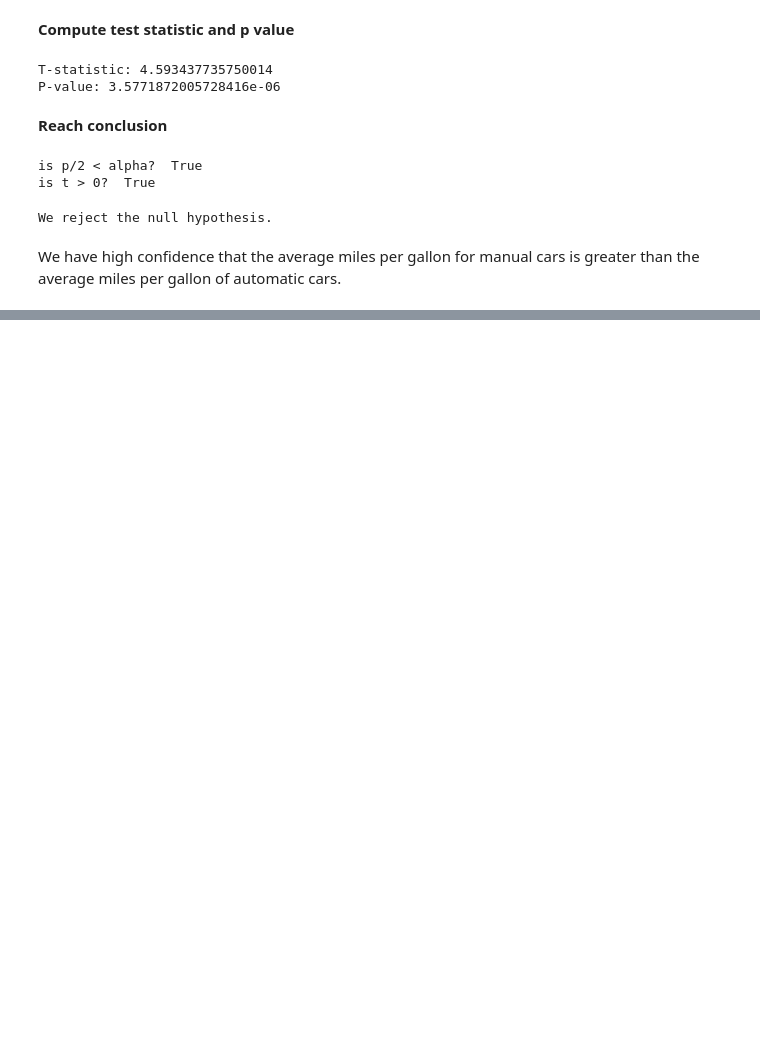
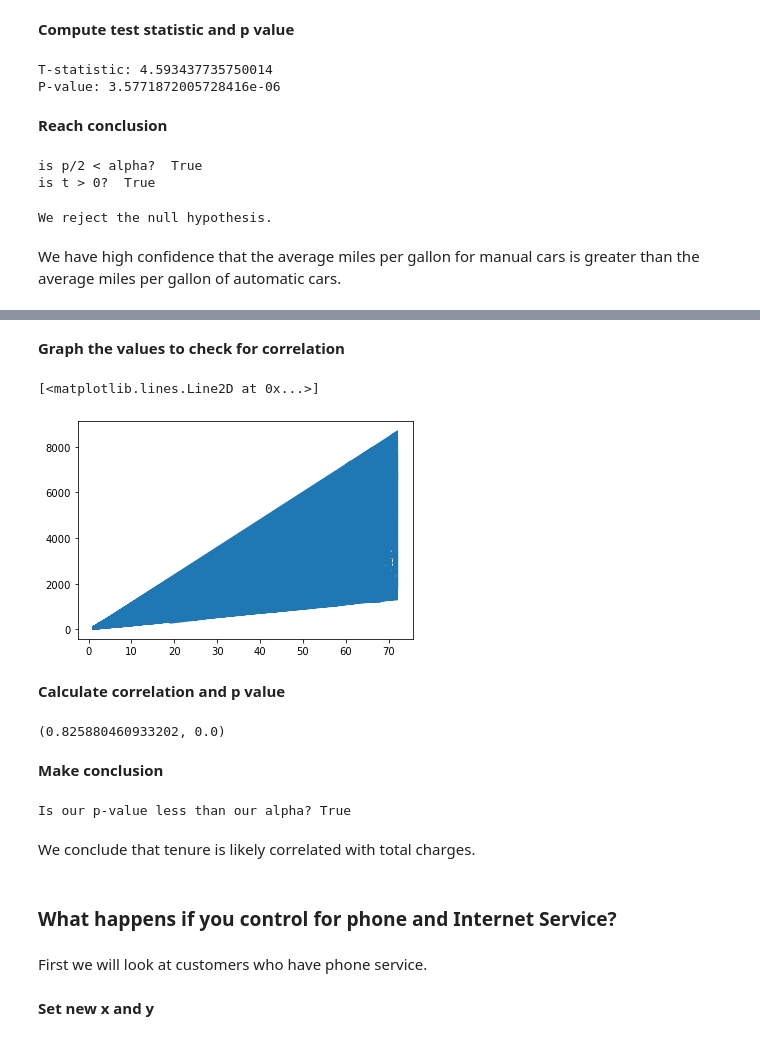
Before and after one commit to malachi-hale/statistics-exercises, a Jupyter notebook: hypothesis_testing.ipynb, the cells around one changed output, grey strips where cells are left out. Saved outputs shown, nothing was run; the diff lists cells and outputs as text; code cells hidden in the pictures; blank space fills up the shorter version.

```diff
--- a/hypothesis_testing.ipynb
+++ b/hypothesis_testing.ipynb
@@ -477,0 +544,31 @@ We have high confidence that the average miles per gallon for manual cars is gre
+# %%
+x = telco[telco.tenure > 0].tenure
+y = telco[telco.tenure > 0].TotalCharges
+# %% [markdown]
+**Graph the values to check for correlation**
+# %%
+plt.plot(x, y)
+# %% [output]
+[<matplotlib.lines.Line2D at 0x...>]
+[figure, added]
+# %% [markdown]
+**Calculate correlation and p value**
+# %%
+corr, p = stats.pearsonr(x, y)
+corr, p
+# %% [output]
+(0.825880460933202, 0.0)
+# %% [markdown]
+**Make conclusion**
+# %%
+print("Is our p-value less than our alpha?", p < alpha)
+# %% [output]
+Is our p-value less than our alpha? True
+# %% [markdown]
+We conclude that tenure is likely correlated with total charges.
+# %% [markdown]
+### What happens if you control for phone and Internet Service?
+# %% [markdown]
+First we will look at customers who have phone service.
+# %% [markdown]
+**Set new x and y**
```
Also changed, not shown: parts of 61 cells of this notebook.
